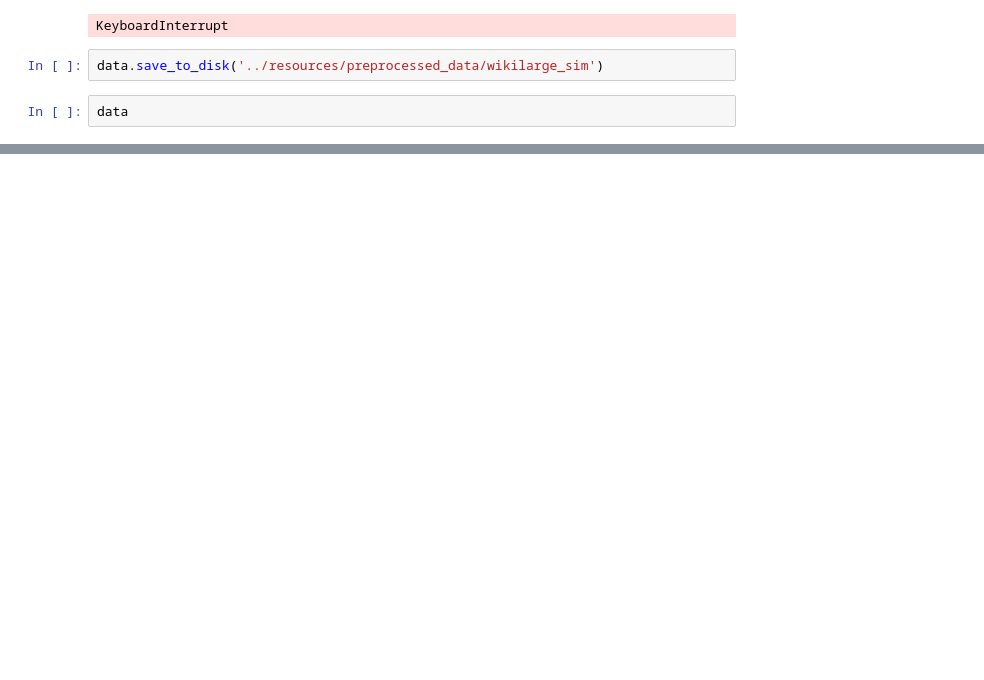
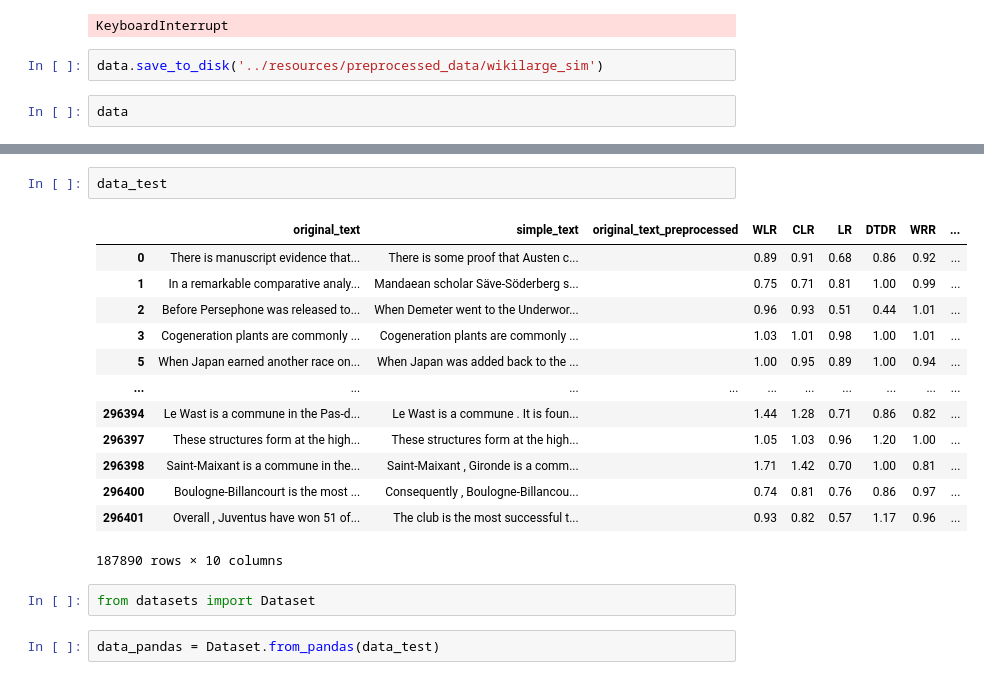
Before and after one commit to Hisarlik/Simplification_experiments, a Jupyter notebook: notebooks/4. Similarity with sentence transformers.ipynb, the cells around one changed output, grey strips where cells are left out. Drawn from its saved outputs; the diff is of its cells as text; blank space fills up the shorter version.

```diff
--- a/notebooks/4. Similarity with sentence transformers.ipynb
+++ b/notebooks/4. Similarity with sentence transformers.ipynb
@@ -62,0 +87,20 @@ data
+# %%
+data_test
+# %% [output]
+|  | original_text | simple_text | original_text_preprocessed | WLR | CLR | LR | DTDR | WRR | ... |
+| 0 | There is manuscript evidence that... | There is some proof that Austen c... |  | 0.89 | 0.91 | 0.68 | 0.86 | 0.92 | ... |
+| 1 | In a remarkable comparative analy... | Mandaean scholar Säve-Söderberg s... |  | 0.75 | 0.71 | 0.81 | 1.00 | 0.99 | ... |
+| 2 | Before Persephone was released to... | When Demeter went to the Underwor... |  | 0.96 | 0.93 | 0.51 | 0.44 | 1.01 | ... |
+| 3 | Cogeneration plants are commonly ... | Cogeneration plants are commonly ... |  | 1.03 | 1.01 | 0.98 | 1.00 | 1.01 | ... |
+| 5 | When Japan earned another race on... | When Japan was added back to the ... |  | 1.00 | 0.95 | 0.89 | 1.00 | 0.94 | ... |
+| ... | ... | ... | ... | ... | ... | ... | ... | ... | ... |
+| 296394 | Le Wast is a commune in the Pas-d... | Le Wast is a commune . It is foun... |  | 1.44 | 1.28 | 0.71 | 0.86 | 0.82 | ... |
+| 296397 | These structures form at the high... | These structures form at the high... |  | 1.05 | 1.03 | 0.96 | 1.20 | 1.00 | ... |
+| 296398 | Saint-Maixant is a commune in the... | Saint-Maixant , Gironde is a comm... |  | 1.71 | 1.42 | 0.70 | 1.00 | 0.81 | ... |
+| 296400 | Boulogne-Billancourt is the most ... | Consequently , Boulogne-Billancou... |  | 0.74 | 0.81 | 0.76 | 0.86 | 0.97 | ... |
+| 296401 | Overall , Juventus have won 51 of... | The club is the most successful t... |  | 0.93 | 0.82 | 0.57 | 1.17 | 0.96 | ... |
+187890 rows × 10 columns
+# %%
+from datasets import Dataset
+# %%
+data_pandas = Dataset.from_pandas(data_test)
```
Also changed, not shown: parts of 13 cells of this notebook, 4 other files.
